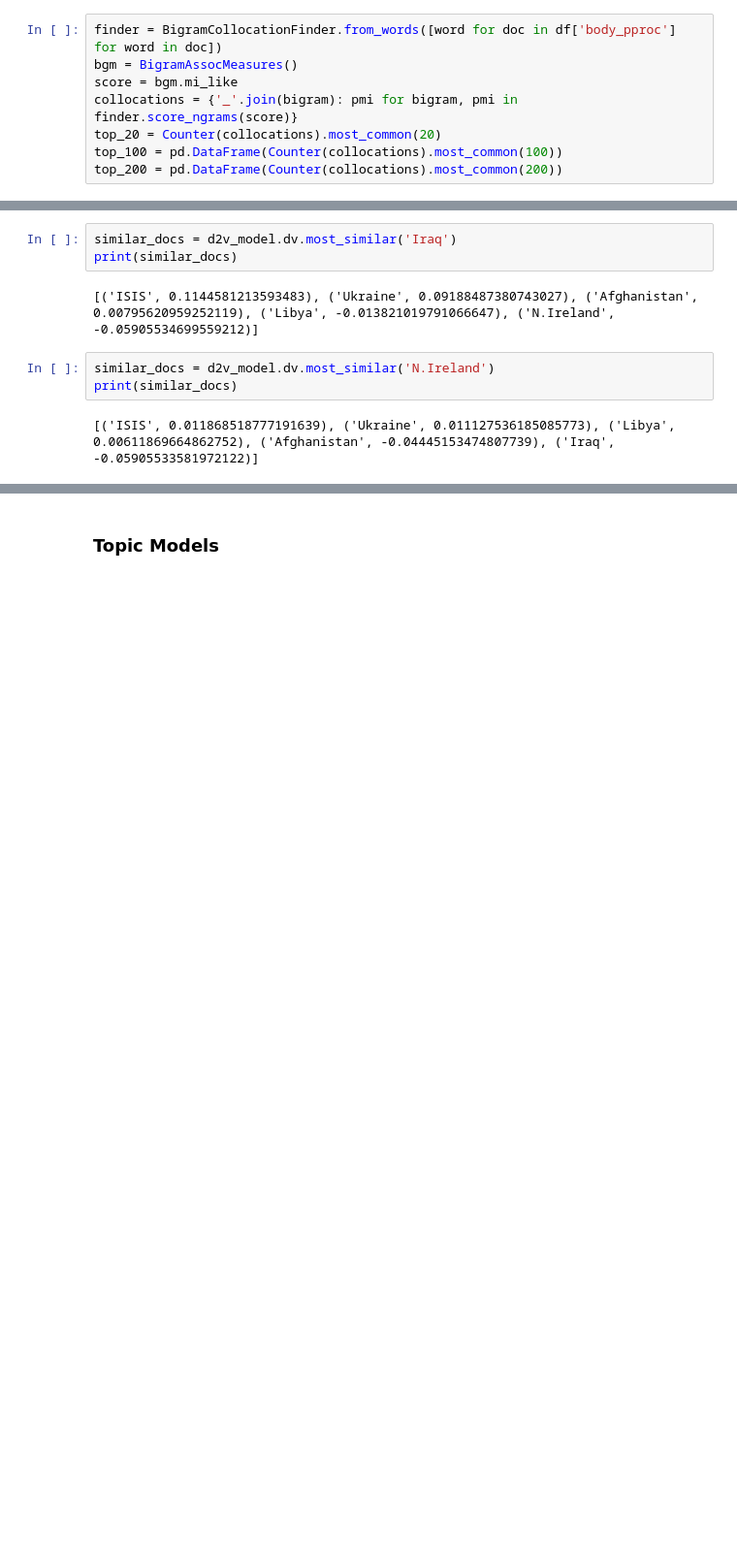
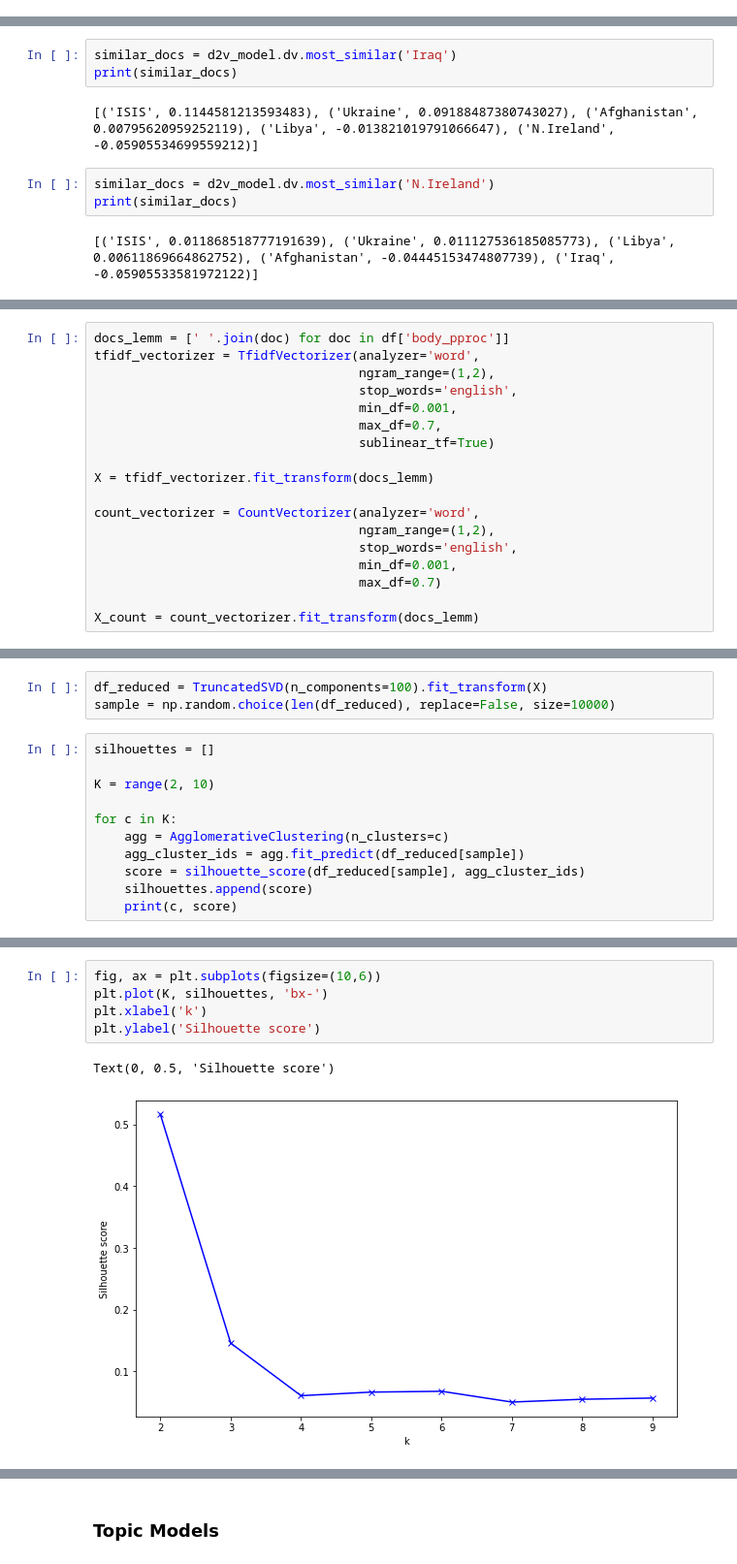
Before and after one commit to nzhang98/nlp-war-press-coverage, a Jupyter notebook: main.ipynb, the cells around one changed output, grey strips where cells are left out. Shown at 97% size. Saved outputs shown, nothing was run; the diff lists cells and outputs as text; blank space fills up the shorter version.

```diff
--- a/main.ipynb
+++ b/main.ipynb
@@ -129,8 +131,0 @@ top100_collocations[:10,0]
-# %%
-finder = BigramCollocationFinder.from_words([word for doc in df['body_pproc'] for word in doc])
-bgm = BigramAssocMeasures()
-score = bgm.mi_like
-collocations = {'_'.join(bigram): pmi for bigram, pmi in finder.score_ngrams(score)}
-top_20 = Counter(collocations).most_common(20)
-top_100 = pd.DataFrame(Counter(collocations).most_common(100))
-top_200 = pd.DataFrame(Counter(collocations).most_common(200))
@@ -369,0 +544,18 @@ df_tfidf.iloc[:20]
+# %%
+docs_lemm = [' '.join(doc) for doc in df['body_pproc']]
+tfidf_vectorizer = TfidfVectorizer(analyzer='word',
+                                   ngram_range=(1,2),
+                                   stop_words='english',
+                                   min_df=0.001,
+                                   max_df=0.7,
+                                   sublinear_tf=True)
+
+X = tfidf_vectorizer.fit_transform(docs_lemm)
+
+count_vectorizer = CountVectorizer(analyzer='word',
+                                   ngram_range=(1,2),
+                                   stop_words='english',
+                                   min_df=0.001,
+                                   max_df=0.7)
+
+X_count = count_vectorizer.fit_transform(docs_lemm)
@@ -369,0 +594,14 @@ df_tfidf.iloc[:20]
+# %%
+df_reduced = TruncatedSVD(n_components=100).fit_transform(X)
+sample = np.random.choice(len(df_reduced), replace=False, size=10000)
+# %%
+silhouettes = []
+
+K = range(2, 10)
+
+for c in K:
+    agg = AgglomerativeClustering(n_clusters=c)
+    agg_cluster_ids = agg.fit_predict(df_reduced[sample])
+    score = silhouette_score(df_reduced[sample], agg_cluster_ids)
+    silhouettes.append(score)
+    print(c, score)
@@ -369,0 +617,8 @@ df_tfidf.iloc[:20]
+# %%
+fig, ax = plt.subplots(figsize=(10,6))
+plt.plot(K, silhouettes, 'bx-')
+plt.xlabel('k')
+plt.ylabel('Silhouette score')
+# %% [output]
+Text(0, 0.5, 'Silhouette score')
+[figure, added]
```
Also changed, not shown: parts of 163 cells of this notebook, 5 other files.
